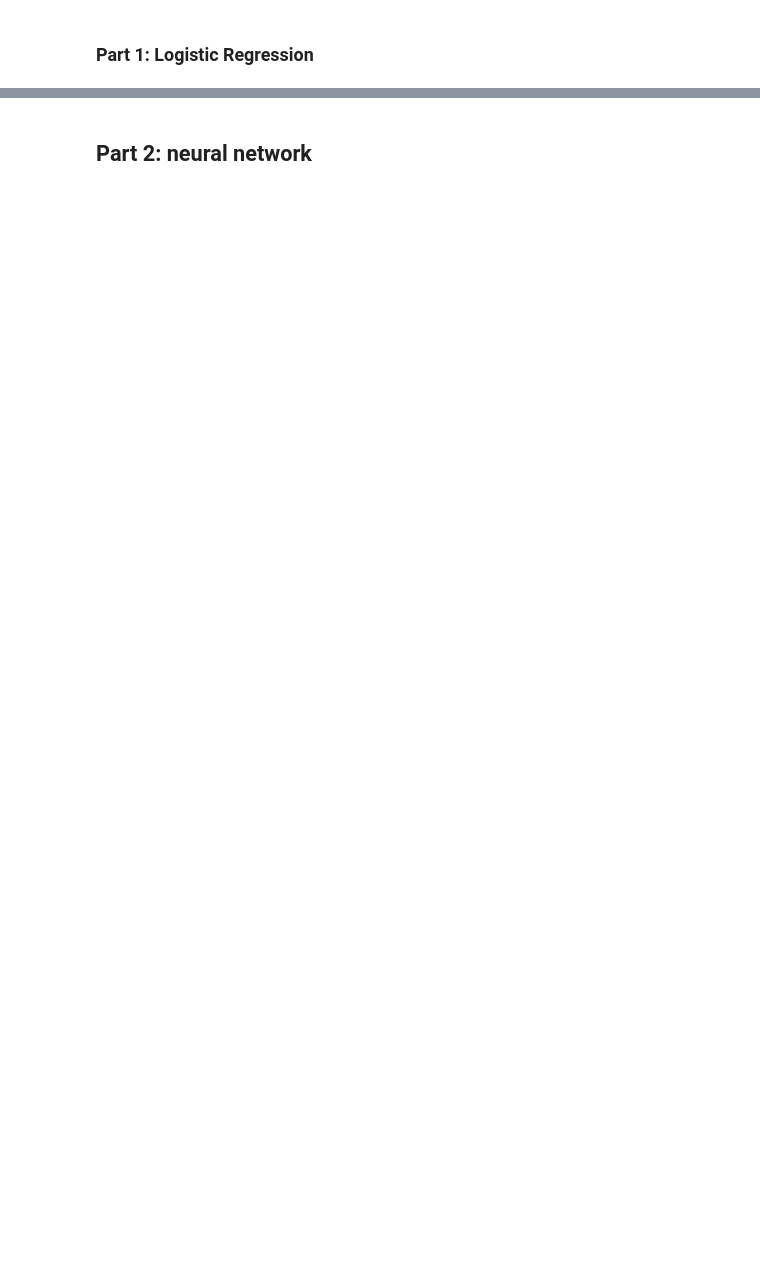
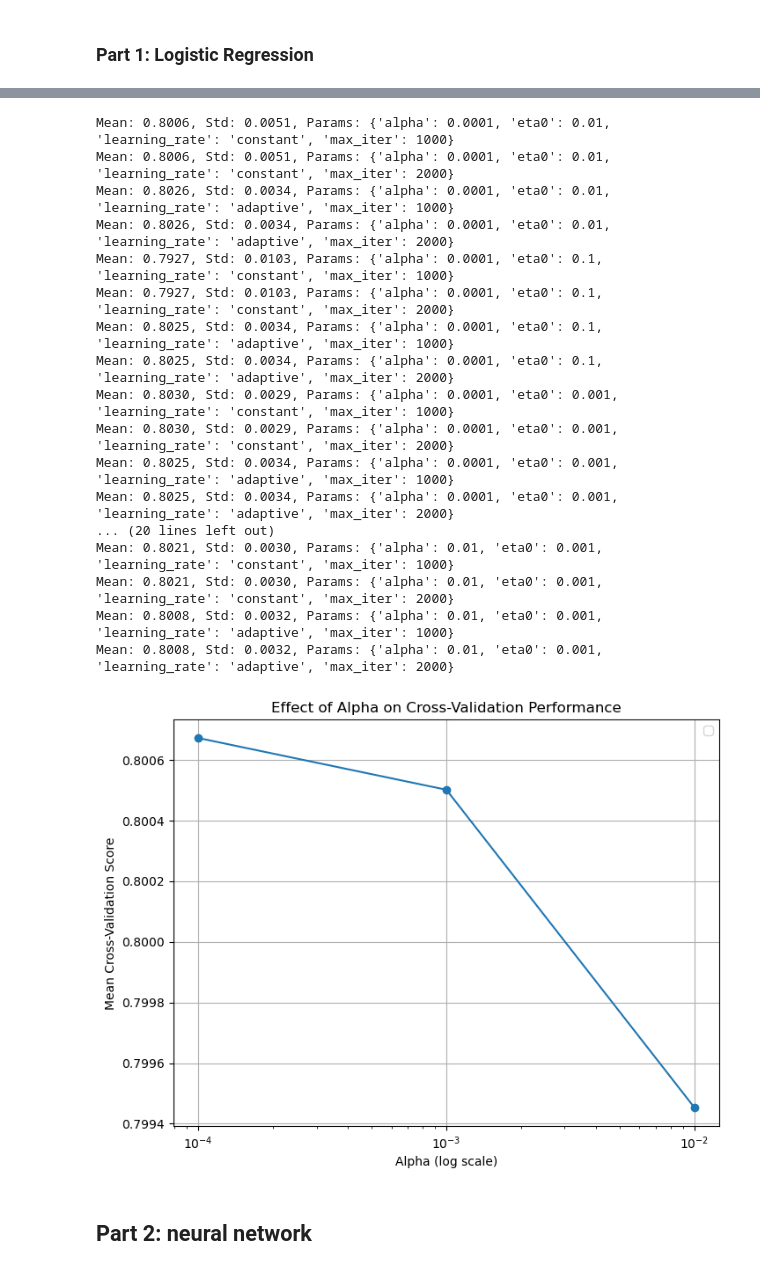
Before and after one commit to JunyuLi1/178pj, a Jupyter notebook: vc2.ipynb, the cells around one changed output, grey strips where cells are left out. Drawn from its saved outputs; the diff is of its cells as text; code cells hidden in the pictures; blank space fills up the shorter version.

```diff
--- a/vc2.ipynb
+++ b/vc2.ipynb
@@ -195,3 +209,46 @@ plt.show()
+# %%
+cv_results = grid_search.cv_results_
+
+mean_test_scores = cv_results['mean_test_score']
+std_test_scores = cv_results['std_test_score']
+params = cv_results['params']
+
+for mean, std, param in zip(mean_test_scores, std_test_scores, params):
+    print(f"Mean: {mean:.4f}, Std: {std:.4f}, Params: {param}")
+alphas = param_grid['alpha']
+alpha_scores = [
+    np.mean([mean_test_scores[i] for i in range(len(params)) if params[i]['alpha'] == alpha])
+    for alpha in alphas
+]
+
+plt.figure(figsize=(8, 6))
+plt.plot(alphas, alpha_scores, marker='o')
+plt.xscale('log')
+plt.xlabel('Alpha (log scale)')
+plt.ylabel('Mean Cross-Validation Score')
+plt.title('Effect of Alpha on Cross-Validation Performance')
+plt.legend()
+plt.grid(True)
+plt.show()
+# %% [output]
+Mean: 0.8006, Std: 0.0051, Params: {'alpha': 0.0001, 'eta0': 0.01, 'learning_rate': 'constant', 'max_iter': 1000}
+Mean: 0.8006, Std: 0.0051, Params: {'alpha': 0.0001, 'eta0': 0.01, 'learning_rate': 'constant', 'max_iter': 2000}
+Mean: 0.8026, Std: 0.0034, Params: {'alpha': 0.0001, 'eta0': 0.01, 'learning_rate': 'adaptive', 'max_iter': 1000}
+Mean: 0.8026, Std: 0.0034, Params: {'alpha': 0.0001, 'eta0': 0.01, 'learning_rate': 'adaptive', 'max_iter': 2000}
+Mean: 0.7927, Std: 0.0103, Params: {'alpha': 0.0001, 'eta0': 0.1, 'learning_rate': 'constant', 'max_iter': 1000}
+Mean: 0.7927, Std: 0.0103, Params: {'alpha': 0.0001, 'eta0': 0.1, 'learning_rate': 'constant', 'max_iter': 2000}
+Mean: 0.8025, Std: 0.0034, Params: {'alpha': 0.0001, 'eta0': 0.1, 'learning_rate': 'adaptive', 'max_iter': 1000}
+Mean: 0.8025, Std: 0.0034, Params: {'alpha': 0.0001, 'eta0': 0.1, 'learning_rate': 'adaptive', 'max_iter': 2000}
+Mean: 0.8030, Std: 0.0029, Params: {'alpha': 0.0001, 'eta0': 0.001, 'learning_rate': 'constant', 'max_iter': 1000}
+Mean: 0.8030, Std: 0.0029, Params: {'alpha': 0.0001, 'eta0': 0.001, 'learning_rate': 'constant', 'max_iter': 2000}
+Mean: 0.8025, Std: 0.0034, Params: {'alpha': 0.0001, 'eta0': 0.001, 'learning_rate': 'adaptive', 'max_iter': 1000}
+Mean: 0.8025, Std: 0.0034, Params: {'alpha': 0.0001, 'eta0': 0.001, 'learning_rate': 'adaptive', 'max_iter': 2000}
+... (20 lines left out)
+Mean: 0.8021, Std: 0.0030, Params: {'alpha': 0.01, 'eta0': 0.001, 'learning_rate': 'constant', 'max_iter': 1000}
+Mean: 0.8021, Std: 0.0030, Params: {'alpha': 0.01, 'eta0': 0.001, 'learning_rate': 'constant', 'max_iter': 2000}
+Mean: 0.8008, Std: 0.0032, Params: {'alpha': 0.01, 'eta0': 0.001, 'learning_rate': 'adaptive', 'max_iter': 1000}
+Mean: 0.8008, Std: 0.0032, Params: {'alpha': 0.01, 'eta0': 0.001, 'learning_rate': 'adaptive', 'max_iter': 2000}
+[figure, added]
 # %% [markdown]
 ## Part 2: neural network
 # %%
```
Also changed, not shown: parts of 10 cells of this notebook.
